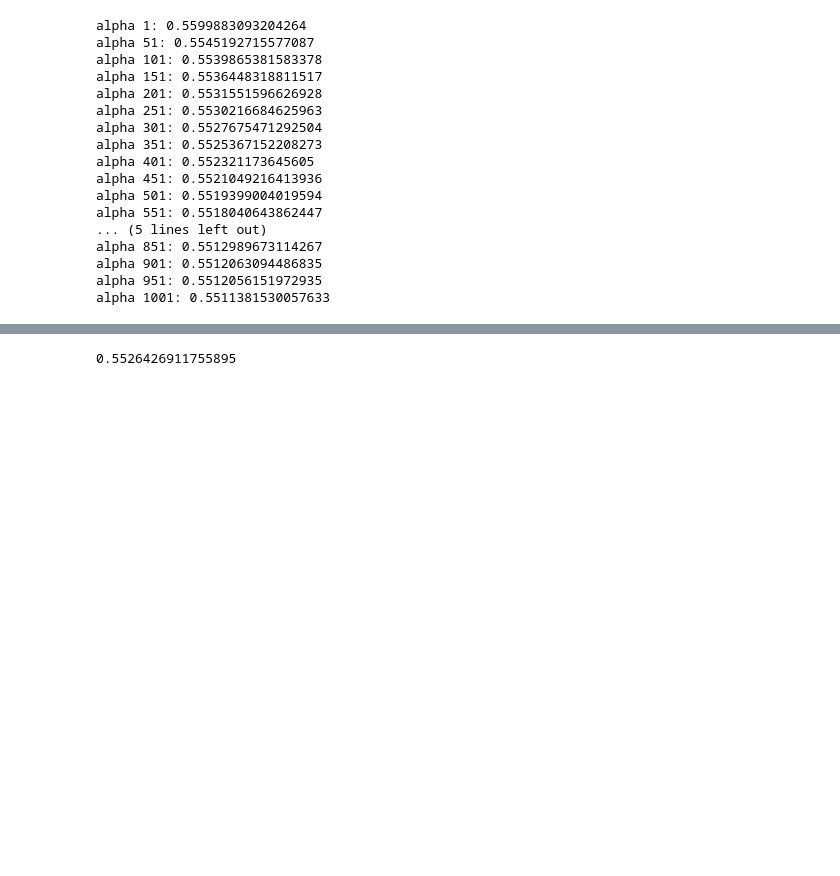
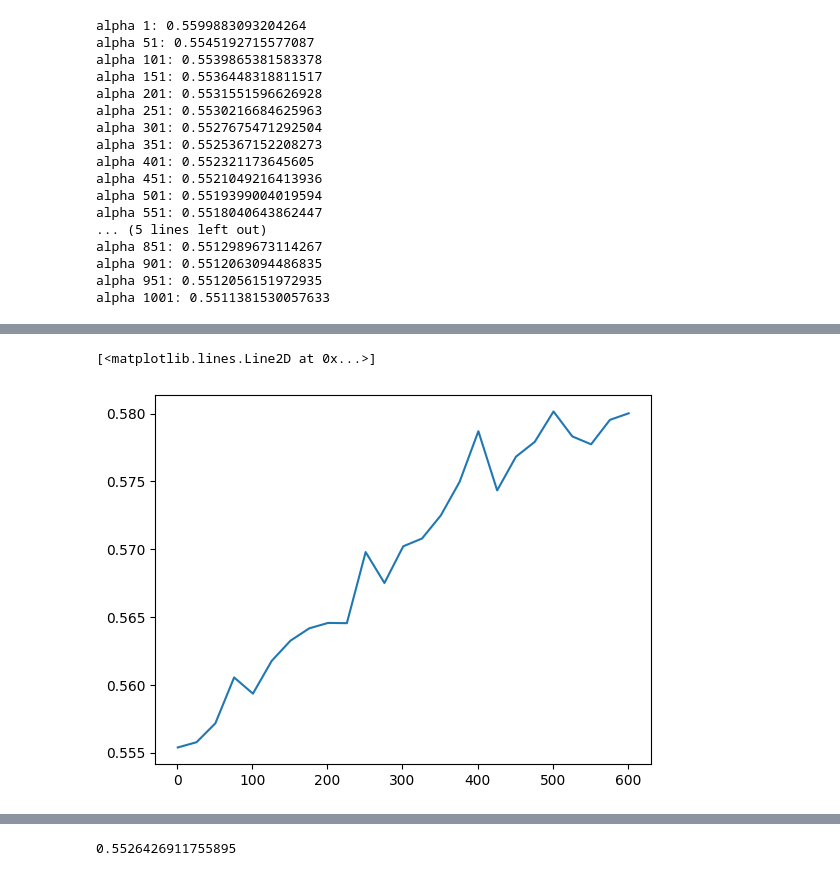
Before and after one commit to richanghmc/NLP_semi_eval_task7, a Jupyter notebook: humor_regression.ipynb, the cells around one changed output, grey strips where cells are left out. Saved outputs shown, nothing was run; the diff lists cells and outputs as text; code cells hidden in the pictures; blank space fills up the shorter version.

```diff
--- a/humor_regression.ipynb
+++ b/humor_regression.ipynb
@@ -348,0 +374,11 @@ alpha 1001: 0.5511381530057633
+# %%
+x1 = np.array(list(range(1, 602, 25)))
+y = []
+for num in x1:
+    y.append(get_rmse(components=num, alpha=3))
+y1 = np.array(y)
+# %%
+plt.plot(x1,y1)
+# %% [output]
+[<matplotlib.lines.Line2D at 0x...>]
+[figure, added]
```
Also changed, not shown: parts of 10 cells of this notebook.
